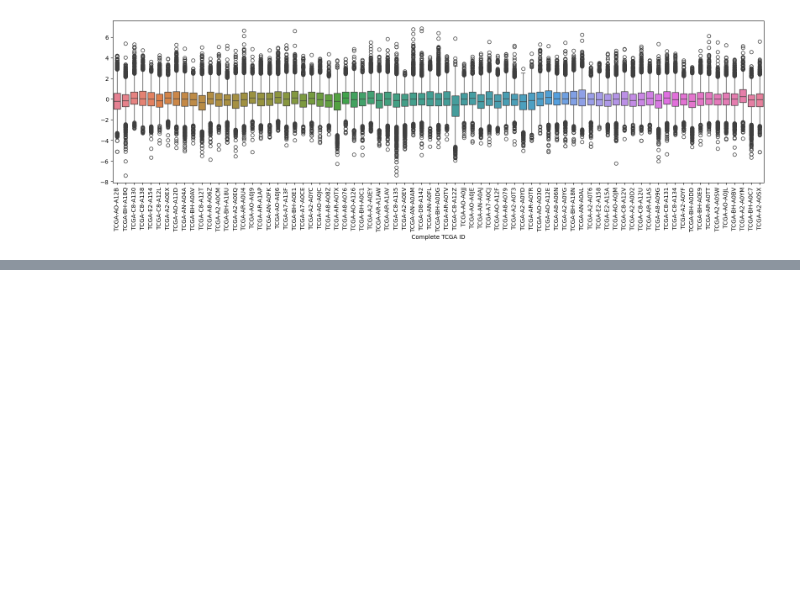
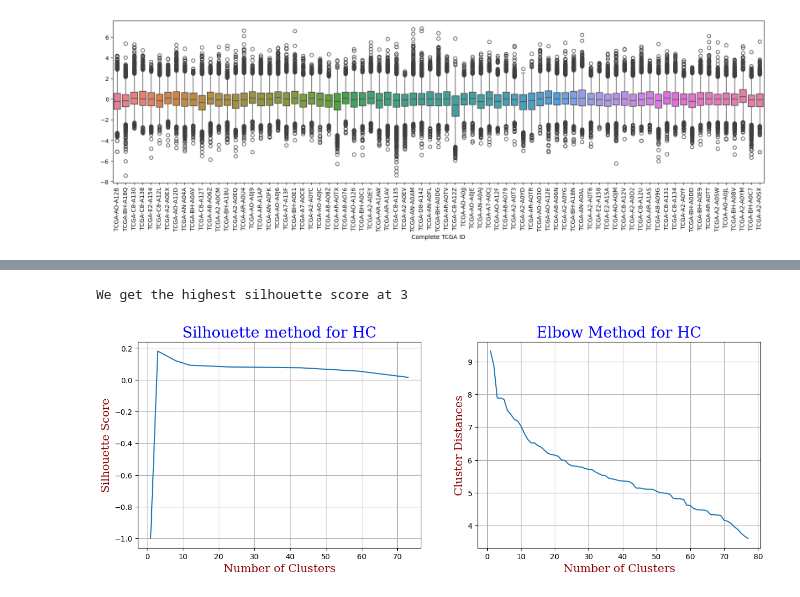
Before and after one commit to jmtony2000/Analysis-of-the-Breast-Cancer-Proteome-Dataset, a Jupyter notebook: Analysis_of_the_Breast_Cancer_Proteome_Dataset.ipynb, the cells around one changed output, grey strips where cells are left out. Cells and saved outputs as stored; diff of their text form; code cells hidden in the pictures; blank space fills up the shorter version.

```diff
--- a/Analysis_of_the_Breast_Cancer_Proteome_Dataset.ipynb
+++ b/Analysis_of_the_Breast_Cancer_Proteome_Dataset.ipynb
@@ -297,0 +466,40 @@ plt.show()
+# %%
+from scipy.cluster.hierarchy import linkage, fcluster, dendrogram
+# Perform hierarchical clustering
+linked = linkage(data_set, method='average')
+
+# Define a distance threshold to cut the dendrogram into clusters and irratitng over "t" to find the best
+scores = []
+number_of_clusters = []
+
+for t in np.linspace(4, 10, 10):
+    clusters = fcluster(linked, t=t, criterion='distance')
+    if len(set(clusters)) > 1:  # Silhouette score needs at least 2 clusters
+        score = metrics.silhouette_score(data_set, clusters)
+        scores.append(score)
+        number_of_clusters.append(len(set(clusters)))
+    else:
+        scores.append(-1)  # Invalid score for single cluster
+        number_of_clusters.append(len(set(clusters)))
+
+plt.figure(figsize=(15,5))
+
+plt.subplot(1,2,1)
+plt.plot(number_of_clusters, scores)
+plt.xlabel("Number of Clusters", fontdict=font2)
+plt.ylabel("Silhouette Score", fontdict=font2)
+plt.title("Silhouette method for HC", fontdict=font1)
+plt.grid()
+
+plt.subplot(1,2,2)
+heights = linked[:, 2]
+plt.plot(range(1, len(heights) + 1), heights[::-1])
+plt.xlabel("Number of Clusters", fontdict=font2)
+plt.ylabel("Cluster Distances", fontdict=font2)
+plt.title("Elbow Method for HC", fontdict=font1)
+plt.grid()
+
+print(f"We get the highest silhouette score at {number_of_clusters[scores.index(max(scores))]}")
+# %% [output]
+We get the highest silhouette score at 3
+[figure, added]
```
Also changed, not shown: parts of 27 cells of this notebook.
